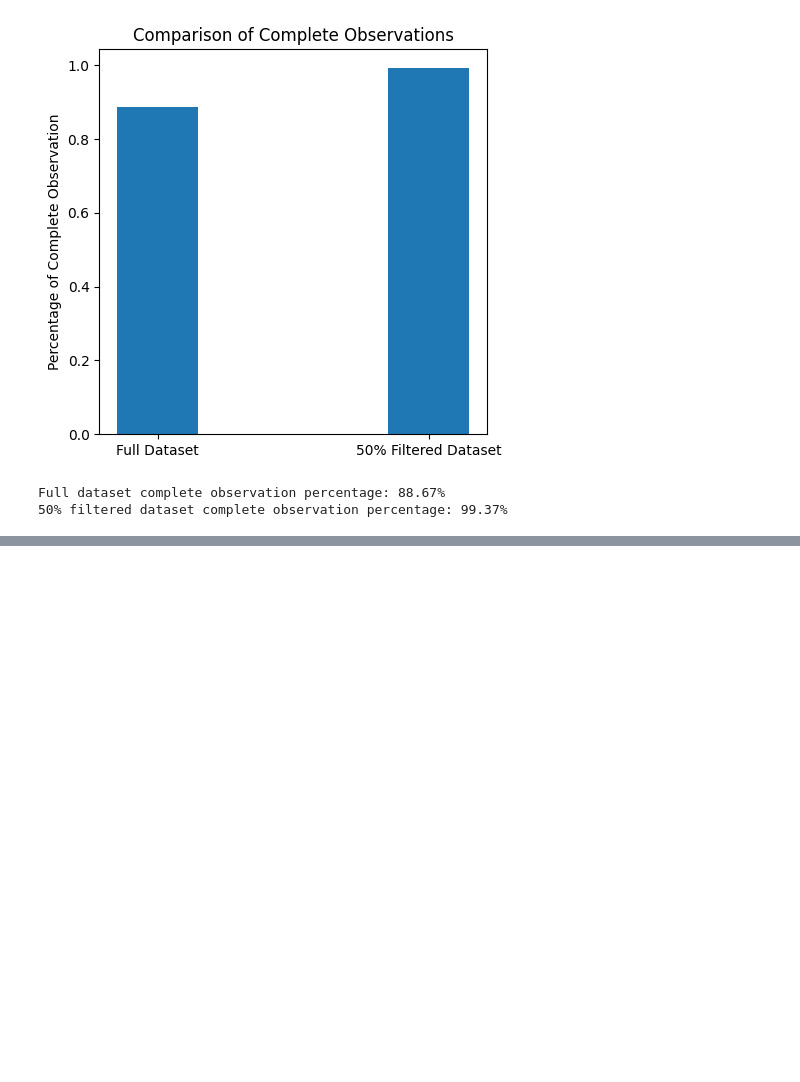
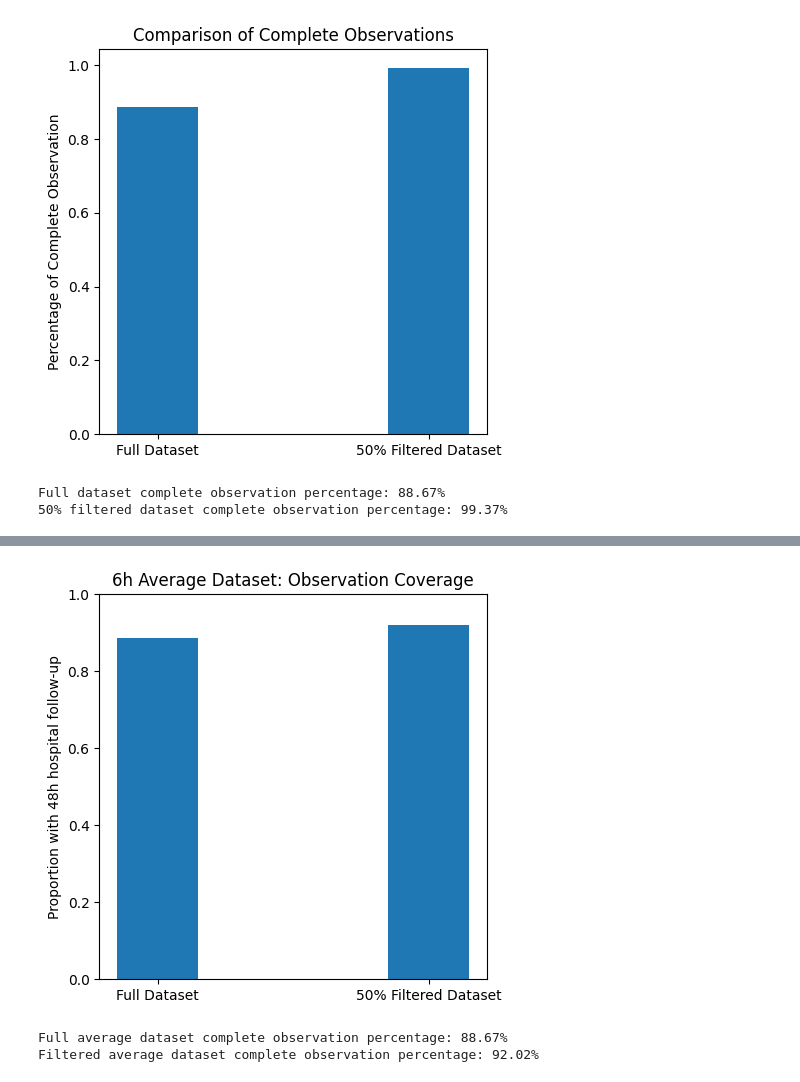
Before and after one commit to Xkpd/comp90089-ml-in-health-group-25, a Jupyter notebook: data/data.ipynb, the cells around one changed output, grey strips where cells are left out. Cells and saved outputs as stored; diff of their text form; code cells hidden in the pictures; blank space fills up the shorter version.

```diff
--- a/data/report(5).ipynb
+++ b/data/data.ipynb
@@ -514,0 +727,20 @@ Full dataset complete observation percentage: 88.67%
+# %%
+# Full/filtered hospital observation coverage, matching the binned report.
+average_observation_rates = pd.Series({
+    'Full Dataset': average_full_dataset['hospital_observed_48h'].mean(),
+    '50% Filtered Dataset': average_filtered_dataset['hospital_observed_48h'].mean()
+})
+fig, ax = plt.subplots(figsize=(5, 5))
+ax.bar(average_observation_rates.index, average_observation_rates.values, width=0.3)
+ax.set_ylabel('Proportion with 48h hospital follow-up')
+ax.set_title(f'{INTERVAL}h Average Dataset: Observation Coverage')
+ax.set_ylim(0, 1)
+plt.show()
+print(f'Full average dataset complete observation percentage: '
+      f"{average_observation_rates['Full Dataset'] * 100:.2f}%")
+print(f'Filtered average dataset complete observation percentage: '
+      f"{average_observation_rates['50% Filtered Dataset'] * 100:.2f}%")
+# %% [output]
+[figure, added]
+Full average dataset complete observation percentage: 88.67%
+Filtered average dataset complete observation percentage: 92.02%
```
Also changed, not shown: parts of 5 cells of this notebook.
